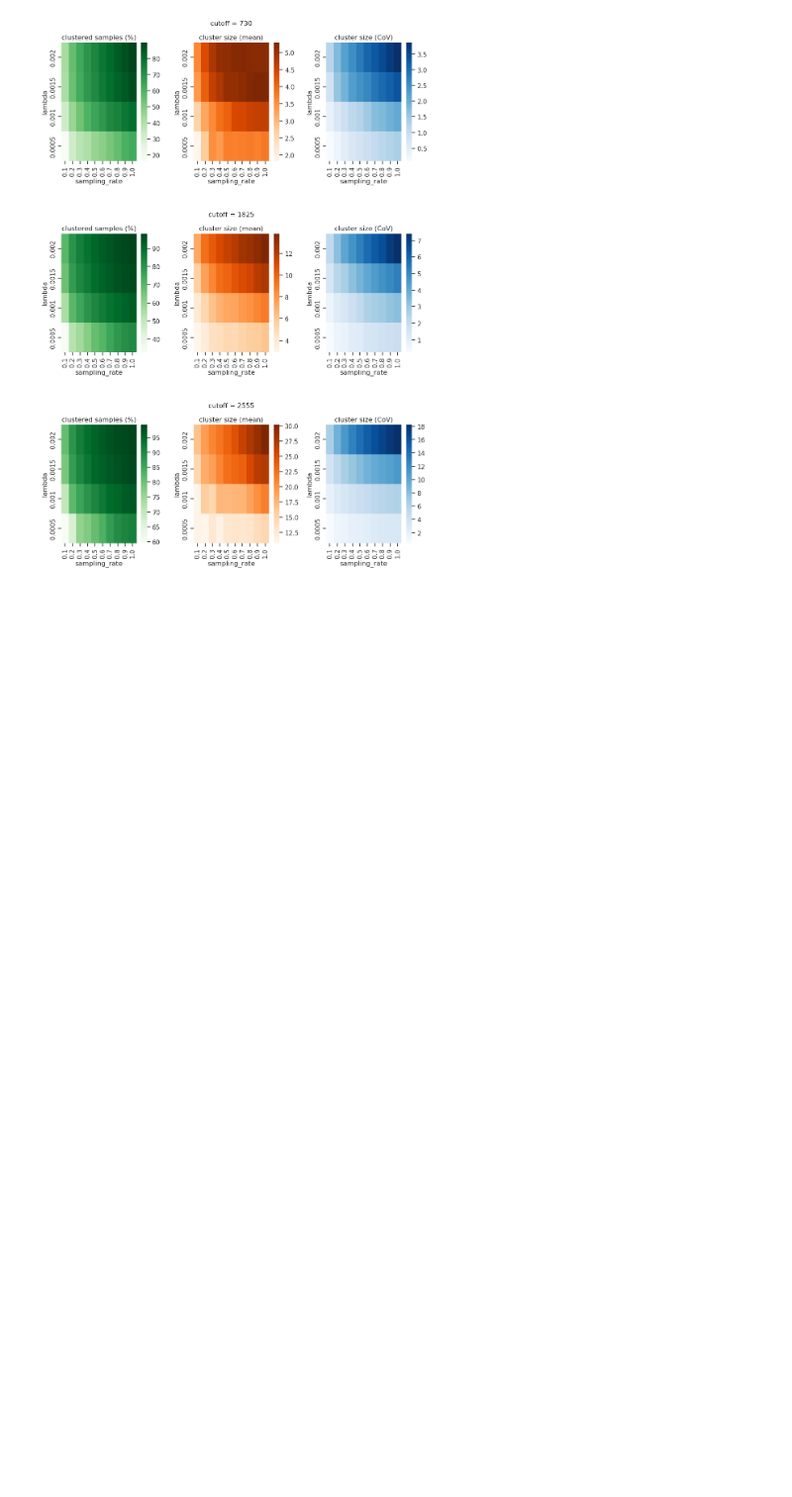
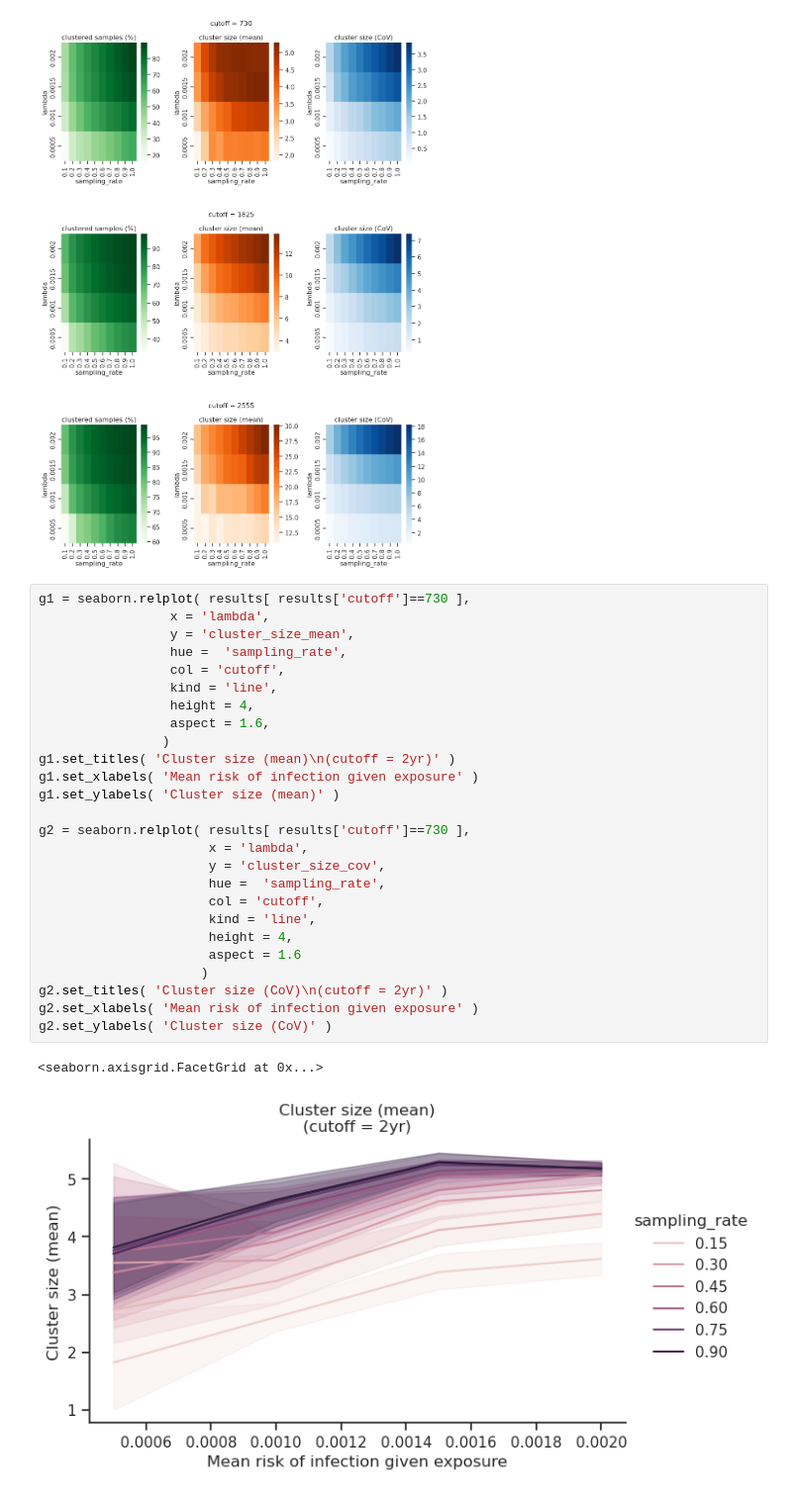
Before and after one commit to JHerbeck-IDM/ClusterSim, a Jupyter notebook: python/10_parameter_sweeps_lambda.ipynb, the cells around one changed output. Shown at 99% size. Saved outputs shown, nothing was run; the diff lists cells and outputs as text; blank space fills up the shorter version.

```diff
--- a/python/10_parameter_sweeps_lambda.ipynb
+++ b/python/10_parameter_sweeps_lambda.ipynb
@@ -584,3 +573,32 @@ for i, this_cutoff in enumerate( CUTOFFS ):
 fig_cluster_heat.tight_layout( h_pad=4 )
 # %% [output]
 [figure]
+# %%
+g1 = seaborn.relplot( results[ results['cutoff']==730 ],
+                 x = 'lambda',
+                 y = 'cluster_size_mean',
+                 hue =  'sampling_rate',
+                 col = 'cutoff',
+                 kind = 'line',
+                 height = 4,
+                 aspect = 1.6,
+                )
+g1.set_titles( 'Cluster size (mean)\n(cutoff = 2yr)' )
+g1.set_xlabels( 'Mean risk of infection given exposure' )
+g1.set_ylabels( 'Cluster size (mean)' )
+
+g2 = seaborn.relplot( results[ results['cutoff']==730 ],
+                      x = 'lambda',
+                      y = 'cluster_size_cov',
+                      hue =  'sampling_rate',
+                      col = 'cutoff',
+                      kind = 'line',
+                      height = 4,
+                      aspect = 1.6
+                     )
+g2.set_titles( 'Cluster size (CoV)\n(cutoff = 2yr)' )
+g2.set_xlabels( 'Mean risk of infection given exposure' )
+g2.set_ylabels( 'Cluster size (CoV)' )
+# %% [output]
+<seaborn.axisgrid.FacetGrid at 0x...>
+[figure, added]
```
Also changed, not shown: parts of 4 cells of this notebook, 3 other files.
